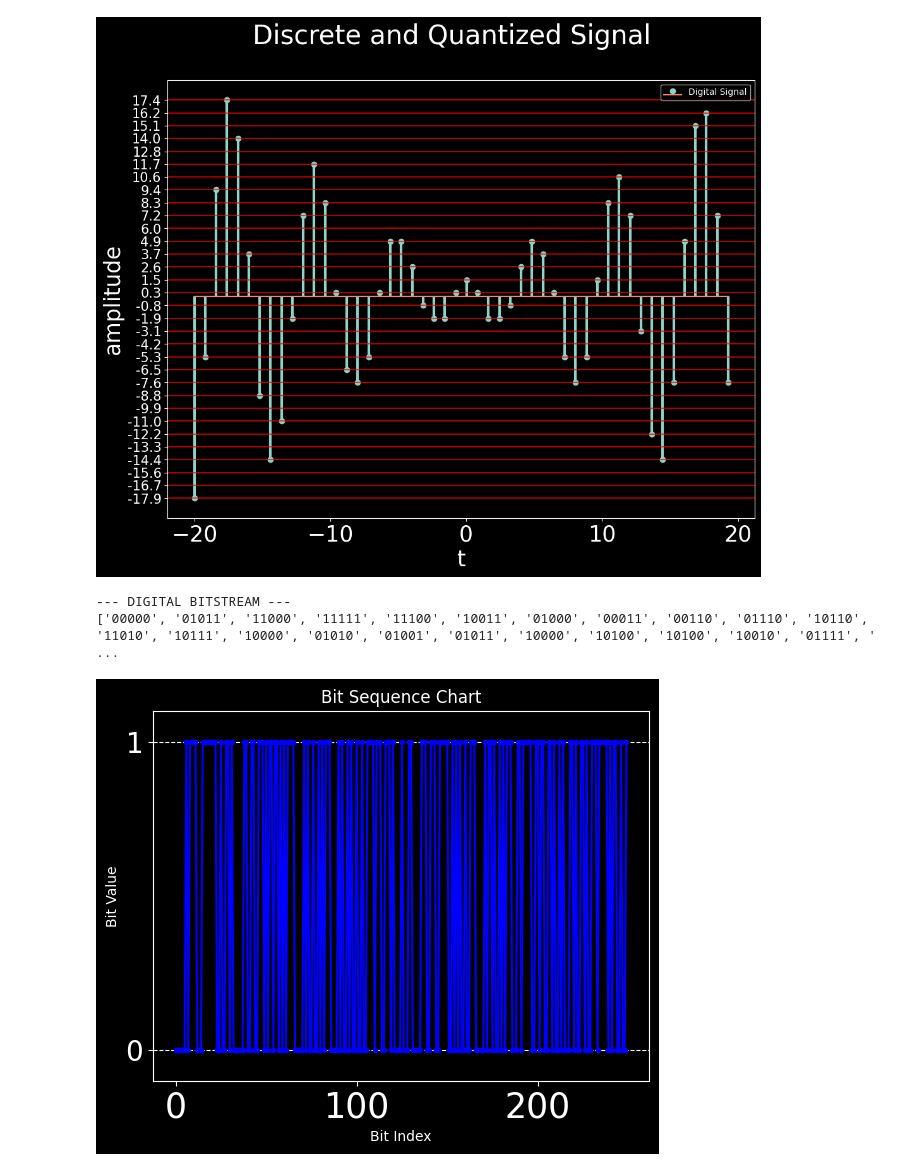
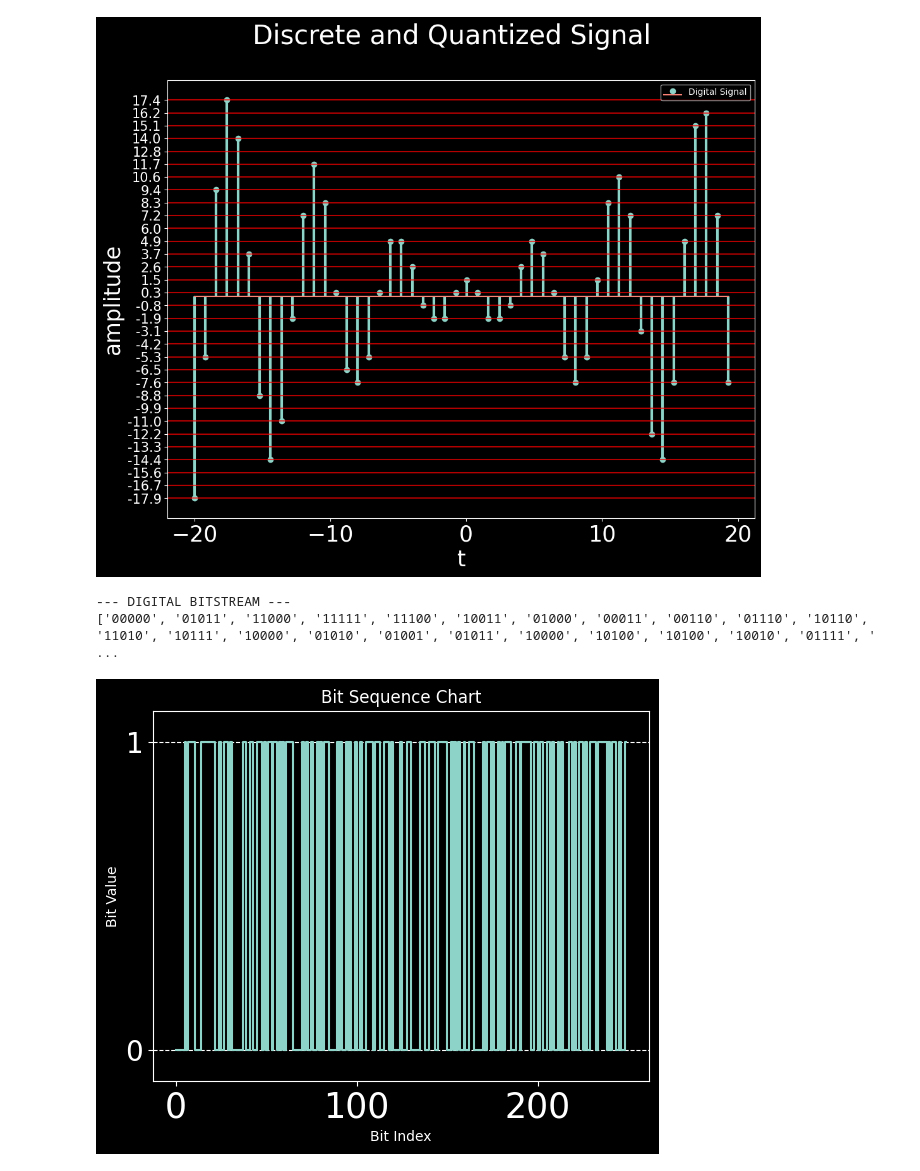
Before and after one commit to joaoValinhos-jv/Analogic_to_Digital_Converter, a Jupyter notebook: ADC.ipynb, the cells around one changed output. Cells and saved outputs as stored; diff of their text form; code cells hidden in the pictures.

```diff
--- a/ADC.ipynb
+++ b/ADC.ipynb
@@ -324,7 +324,7 @@ class ADC:
     plt.yticks([0, 1])
     plt.ylim(-0.1, 1.1)
 
-    plt.plot(bits_idx, bits_array, marker='o', color='blue', linestyle='-', markersize=3)
+    plt.step(bits_idx, bits_array, markersize=3)
 
     plt.title("Bit Sequence Chart")
     plt.xlabel("Bit Index")
@@ -365,4 +365,4 @@ VBOP:  7     VAOP:  9
 [figure]
 --- DIGITAL BITSTREAM ---
 ['00000', '01011', '11000', '11111', '11100', '10011', '01000', '00011', '00110', '01110', '10110', '11010', '10111', '10000', '01010', '01001', '01011', '10000', '10100', '10100', '10010', '01111', ' ...
-[figure, old version]
+[figure, new version]
```
Also changed, not shown: parts of 1 cell of this notebook.
